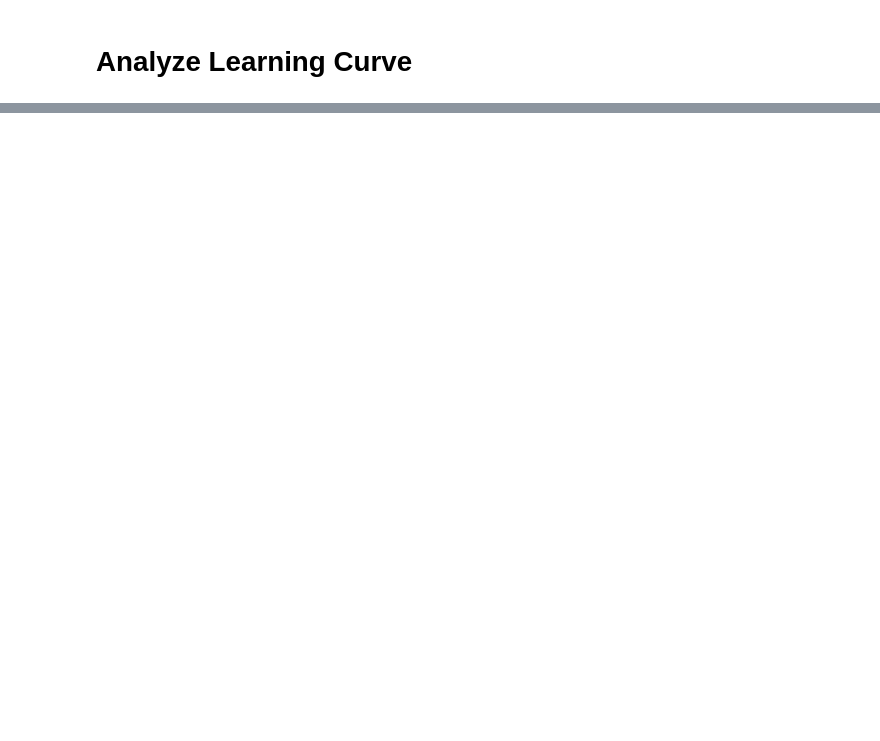
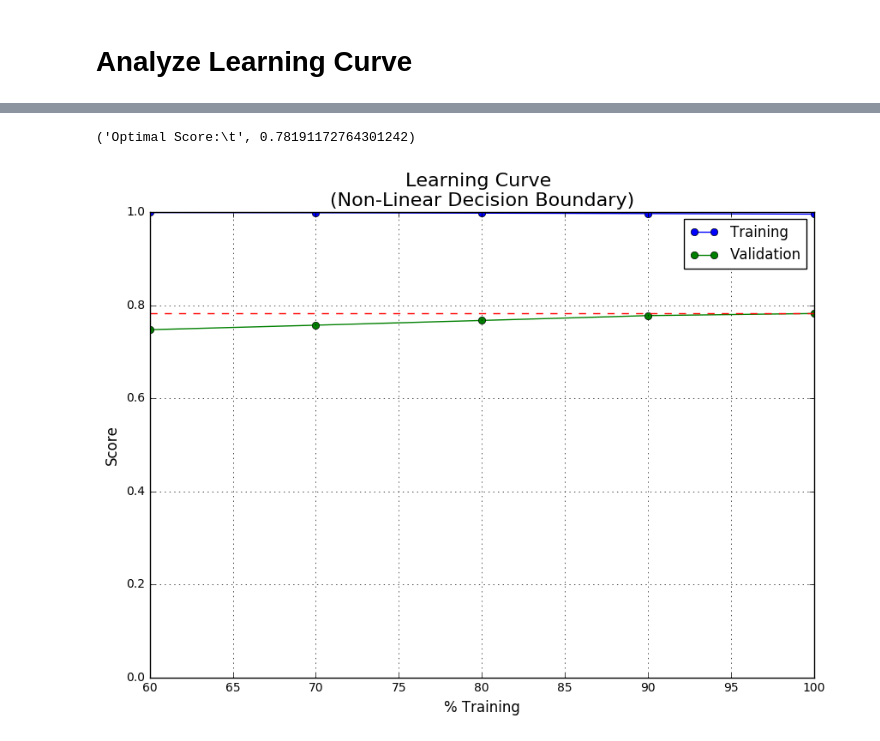
Before and after one commit to ryanriopelle/wildfire-data-analysis, a Jupyter notebook: Sadat/Spiral_1-newLabels.ipynb, the cells around one changed output, grey strips where cells are left out. Cells and saved outputs as stored; diff of their text form; code cells hidden in the pictures; blank space fills up the shorter version.

```diff
--- a/Sadat/Spiral_1-newLabels.ipynb
+++ b/Sadat/Spiral_1-newLabels.ipynb
@@ -360,0 +410,33 @@ print('Optimal Score:\t',train_av[-1])
+# %%
+from sklearn.model_selection import learning_curve
+
+X = normalize(image_features)
+y = np.array(labels)
+
+clf = RandomForestClassifier(n_jobs=-1, max_depth=15, bootstrap=False,
+                    max_features=10, criterion='entropy',random_state=0)
+
+train_percent = np.array([0.60,0.70,0.80,0.90,1.])
+
+train_sizes, train_scores, valid_scores = learning_curve(clf, X, y, cv=5, train_sizes=train_percent)
+# %%
+train_av = np.mean(train_scores, axis=1)
+train_std = np.std(train_scores, axis=1)
+
+valid_av = np.mean(valid_scores, axis=1)
+valid_std = np.std(valid_scores, axis=1)
+
+plt.figure(figsize=(10,7))
+plt.plot(train_percent*100, train_av, 'bo-', label="Training")
+plt.plot(train_percent*100, valid_av, 'go-', label="Validation")
+plt.xlabel('% Training',fontsize=12)
+plt.ylabel('Score',fontsize=12)
+plt.ylim(0,1)
+plt.axhline(y=valid_av[-1], color = 'r', linestyle ='--')
+plt.title('Learning Curve \n(Non-Linear Decision Boundary)',fontsize=16)
+plt.legend(fontsize=12)
+plt.grid()
+print('Optimal Score:\t',valid_av[-1])
+# %% [output]
+('Optimal Score:\t', 0.78191172764301242)
+[figure, added]
```
Also changed, not shown: parts of 23 cells of this notebook.
